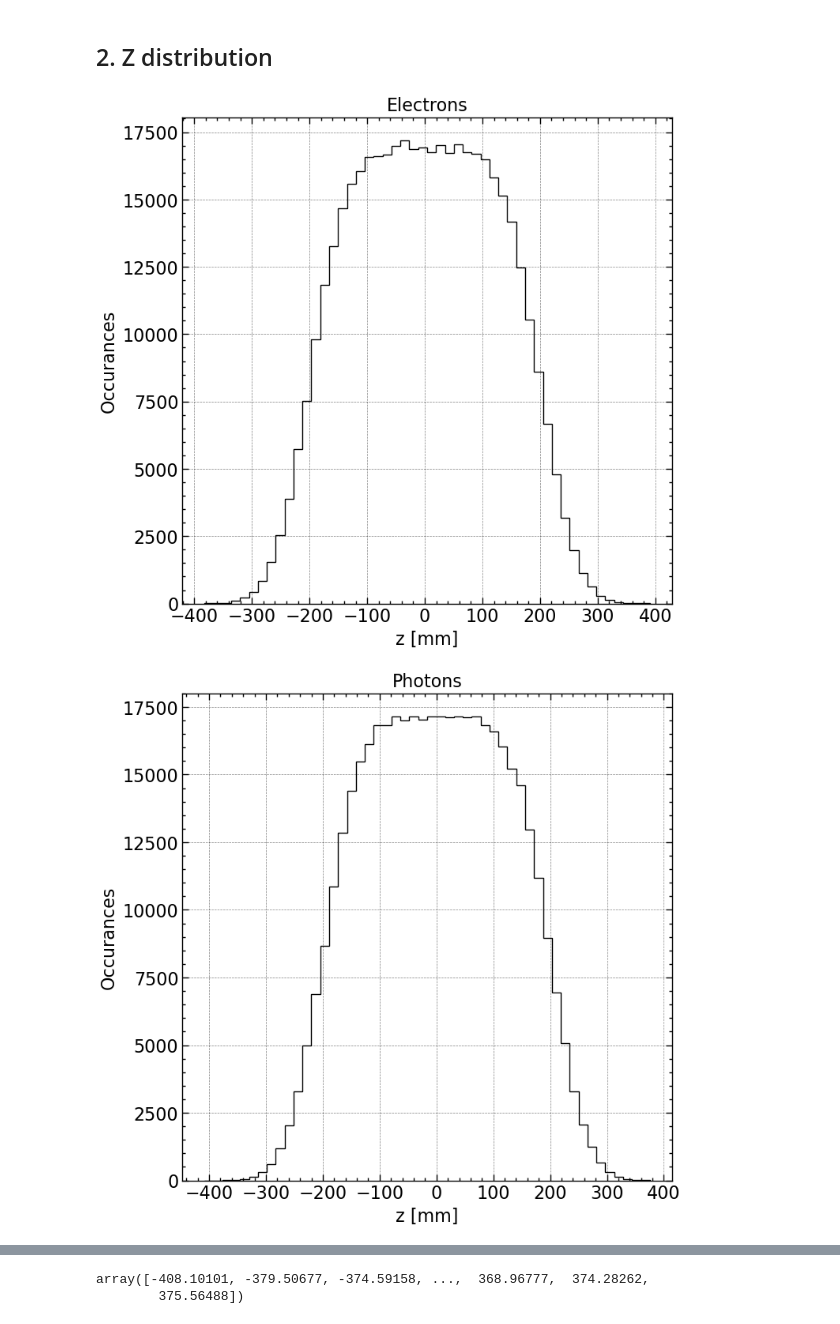
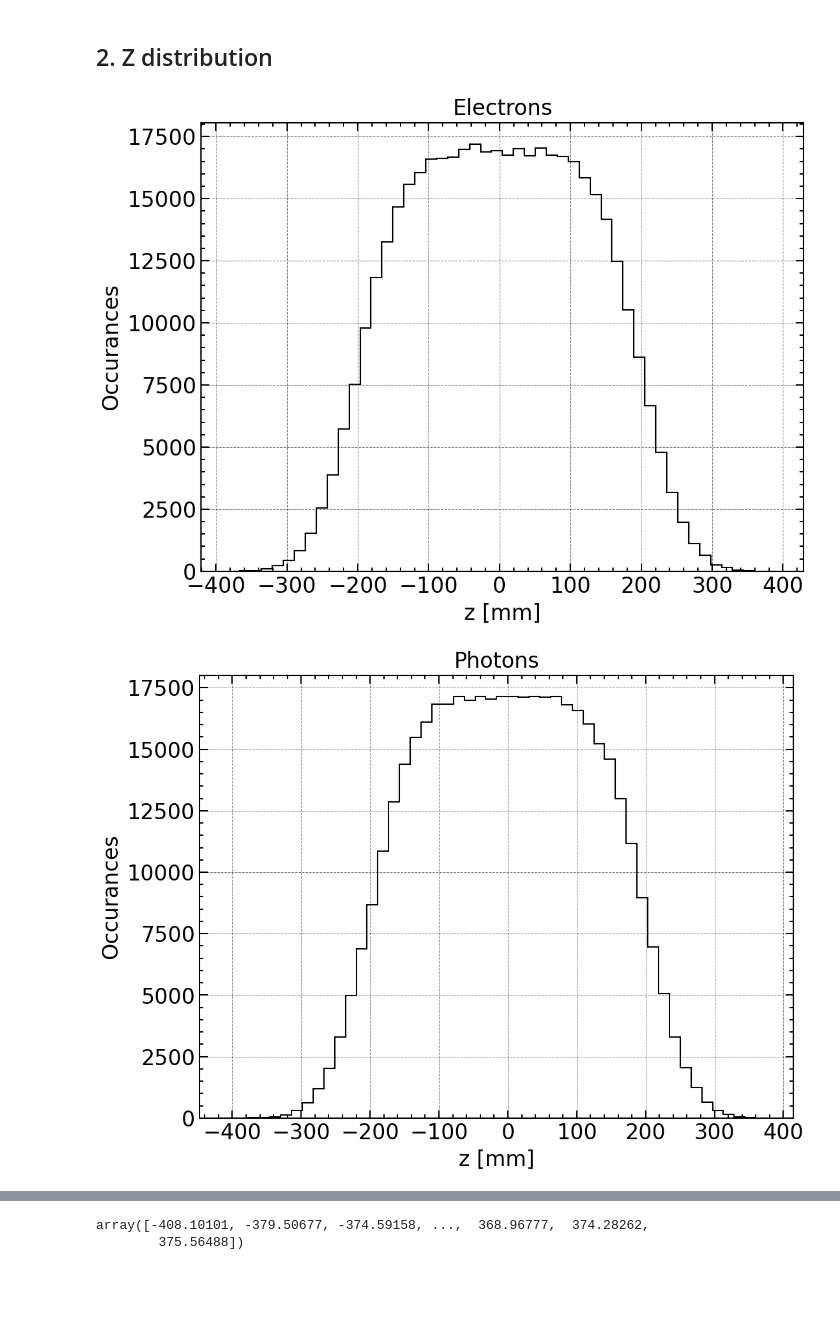
Before and after one commit to p-mucha/ML-for-ATLAS-Hardware-Trigger-at-HL-LHC-in-HH-4b, a Jupyter notebook: notebooks/1.0-pm-single-particle-data-analysis.ipynb, the cells around one changed output, grey strips where cells are left out. Drawn from its saved outputs; the diff is of its cells as text; code cells hidden in the pictures; blank space fills up the shorter version.

Commit message:
style changes in plots

```diff
--- a/notebooks/1.0-pm-single-particle-data-analysis.ipynb
+++ b/notebooks/1.0-pm-single-particle-data-analysis.ipynb
@@ -241,7 +216,7 @@ with plt.style.context(["science", "notebook", "grid"]):
 ## 2. Z distribution
 # %%
 with plt.style.context(["science", "notebook", "grid"]):
-    plt.figure(figsize=(8, 8))
+    plt.figure(figsize=(8, 6), dpi=150)
     plt.hist(
         electrons.z,
         bins=50,
@@ -257,7 +232,7 @@ with plt.style.context(["science", "notebook", "grid"]):
 
 
 with plt.style.context(["science", "notebook", "grid"]):
-    plt.figure(figsize=(8, 8))
+    plt.figure(figsize=(8, 6), dpi=150)
     plt.hist(
         photons.z,
         bins=50,
@@ -272,34 +247,34 @@ with plt.style.context(["science", "notebook", "grid"]):
     plt.show()
 
 with plt.style.context(["science", "notebook", "grid"]):
-    plt.figure(figsize=(8, 8))
+    plt.figure(figsize=(8, 6), dpi=150)
     plt.hist(
         pi0.z,
         bins=50,
         histtype="step",
         label="Electrons",
         color="k",
         density=False,
     )
     plt.xlabel("z [mm]")
     plt.ylabel("Occurances")
     plt.title("Neutral Pions")
     plt.show()
 
 with plt.style.context(["science", "notebook", "grid"]):
-    plt.figure(figsize=(8, 8))
+    plt.figure(figsize=(8, 6), dpi=150)
     plt.hist(
         pi_char.z,
         bins=50,
         histtype="step",
         label="Electrons",
         color="k",
         density=False,
     )
     plt.xlabel("z [mm]")
     plt.ylabel("Occurances")
     plt.title("Charged Pions")
     plt.show()
 # %% [output]
-[figure, old version]
+[figure, new version]
-[figure, old version]
+[figure, new version]
```
Also changed, not shown: parts of 17 cells of this notebook, 10 other files.
